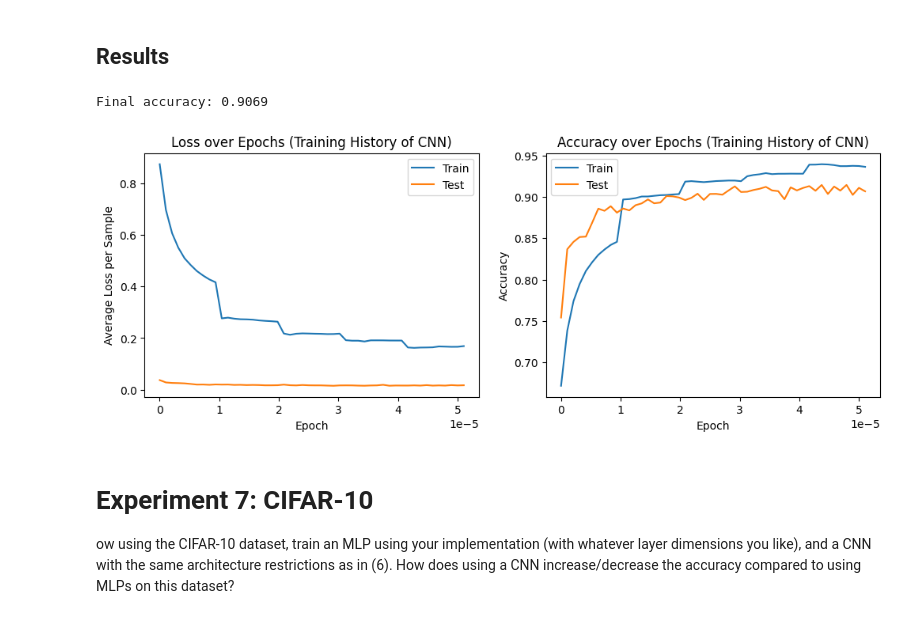
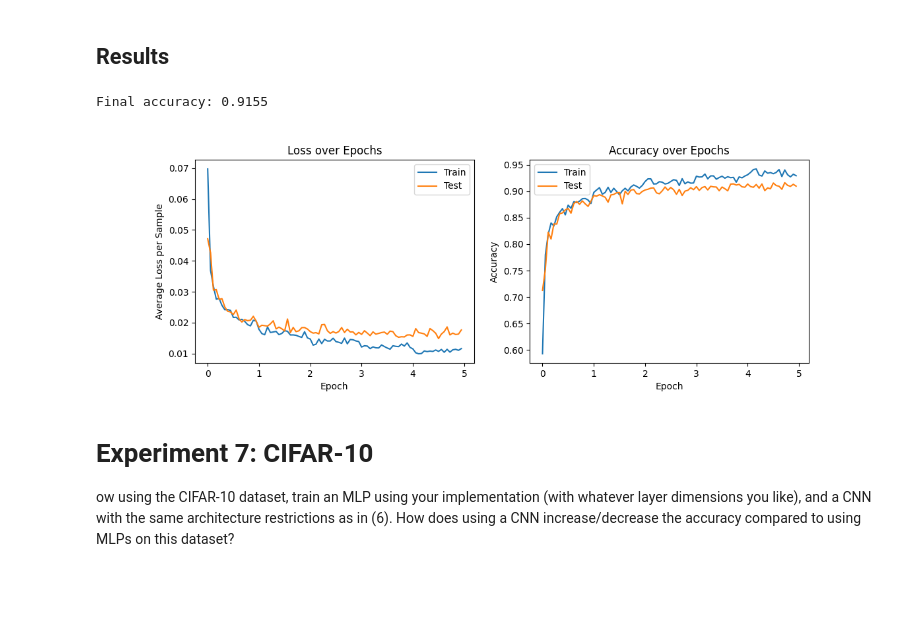
Before and after one commit to Rishabh42/Neural-Network-Image-Classifier, a Jupyter notebook: experiments.ipynb, the cells around one changed output. Saved outputs shown, nothing was run; the diff lists cells and outputs as text; code cells hidden in the pictures; blank space fills up the shorter version.

```diff
--- a/experiments.ipynb
+++ b/experiments.ipynb
@@ -132,7 +133,7 @@ print(grid_search_results.head(20))
 # %%
 
 
-RUN_EXP = True
+RUN_EXP = False
 
 if RUN_EXP:
     # extract best params from dataframe
@@ -147,8 +148,7 @@ if RUN_EXP:
     kernel = int(best_params['kernel'])
     padding = int(best_params['padding'])
     batch_size = int(best_params['bs'])
-    #epochs = int(best_params['epochs'])
-    epochs = 1
+    epochs = int(best_params['epochs'])
     optimizer = 'SGD'
     exp6_history, exp6_final_accuracy = exp6(optimizer_kwargs, conv1_out=conv1_out, conv2_out=conv2_out,
                                    stride=stride, kernel=kernel, padding=padding,
@@ -162,9 +159,10 @@ KeyboardInterrupt:
 # %% [markdown]
 ## Results
-# %%
-## training history
-print('Final accuracy: {}'.format(exp6_final_accuracy))
-plot_training_history(exp6_history, num_batches_per_epoch=(60000*batch_size), title='Training History of CNN', show=True)
-# %% [output]
-Final accuracy: 0.9069
-[figure, removed]
+# %%
+# CNN results
+exp6_final_accuracy = pickle.load(open('out/exp6/final_accuracy.pickle', 'rb'))
+print('Final accuracy: {}'.format(exp6_final_accuracy))
+Image(filename='out/exp6/training_history.png')
+# %% [output]
+Final accuracy: 0.9155
+[figure, added]
```
Also changed, not shown: parts of 6 cells of this notebook, 7 other files.
